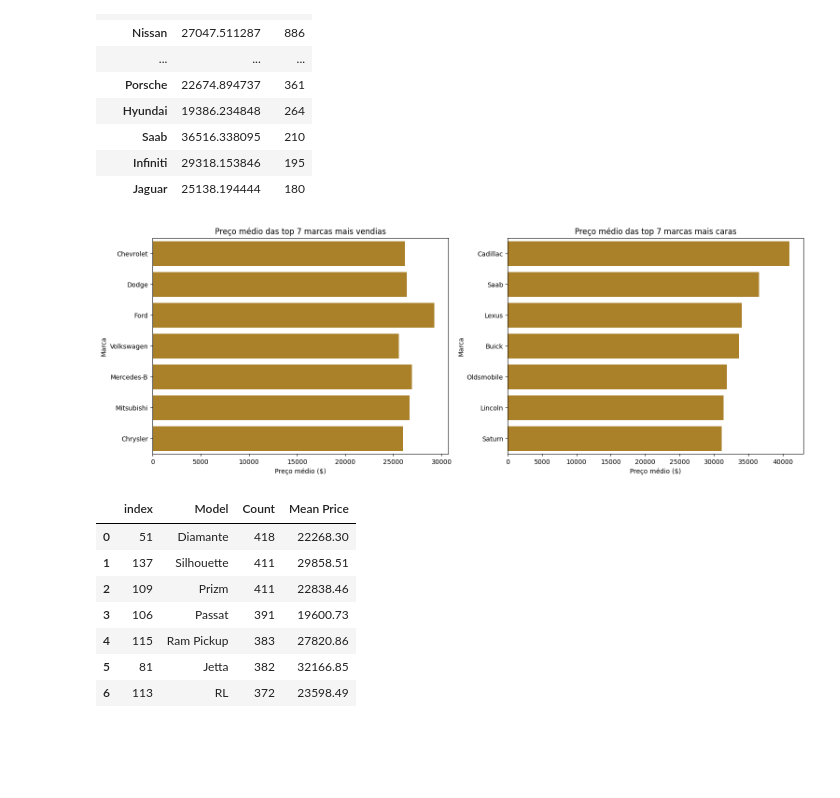
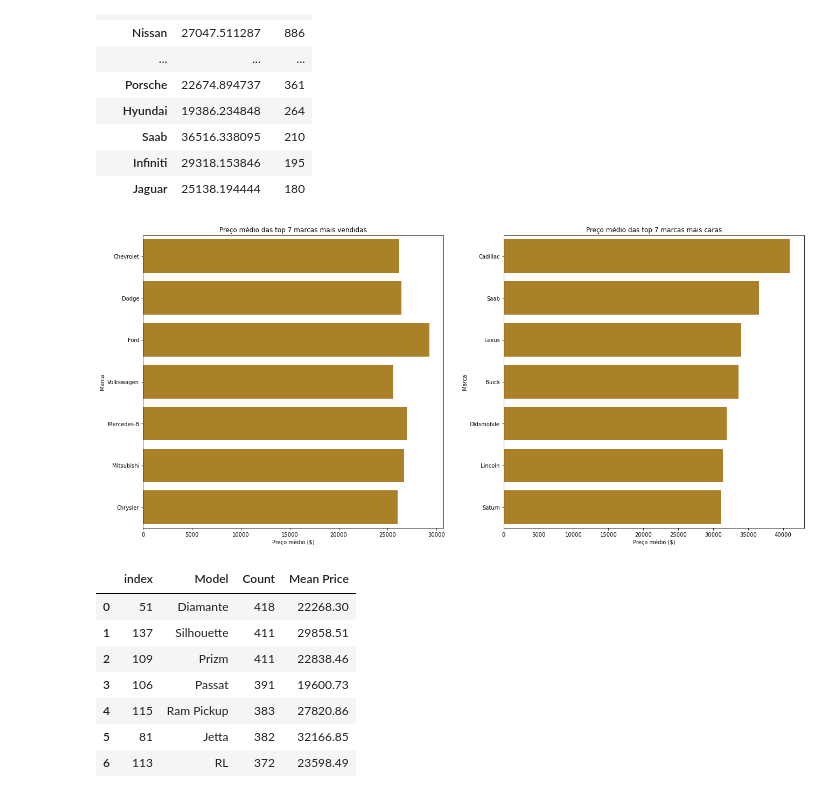
Before and after one commit to GabrielVila/Car-Sales-Report, a Jupyter notebook: projeto_carro.ipynb, the cells around one changed output. Saved outputs shown, nothing was run; the diff lists cells and outputs as text; code cells hidden in the pictures; blank space fills up the shorter version.

```diff
--- a/projeto_carro.ipynb
+++ b/projeto_carro.ipynb
@@ -365,21 +327,21 @@ media_e_qtd_bycount
 # %%
 top_7 = media_e_qtd.head(7)
 top_7_count = media_e_qtd_bycount.head(7)
 
-fig, axes = plt.subplots(1, 2, figsize=(18, 6))
+fig, axes = plt.subplots(1, 2, figsize=(22, 10))
 sns.barplot(x = top_7_count['mean'], y = top_7_count.index, color = '#C08713', ax=axes[0])
-axes[0].set_title('Preço médio das top 7 marcas mais vendias')
+axes[0].set_title('Preço médio das top 7 marcas mais vendidas')
 axes[0].set_xlabel('Preço médio ($)')
 axes[0].set_ylabel('Marca')
 
 sns.barplot(x = top_7['mean'], y = top_7.index, color = '#C08713', ax=axes[1])
 axes[1].set_title('Preço médio das top 7 marcas mais caras')
 axes[1].set_xlabel('Preço médio ($)')
 axes[1].set_ylabel('Marca')
 
 plt.show()
 # %% [output]
-[figure, old version]
+[figure, new version]
 # %%
 # 7 modelos mais vendidos
 model_count_price = dados.groupby(['Model'])[['Gender', 'Price ($)']].agg({'Gender':'count', 'Price ($)':'mean'}).reset_index()
```
Also changed, not shown: parts of 11 cells of this notebook.
